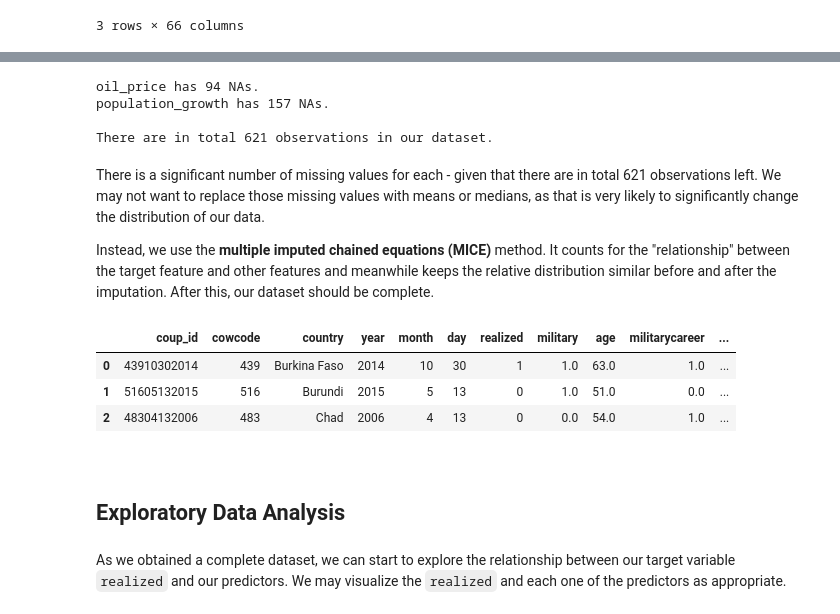
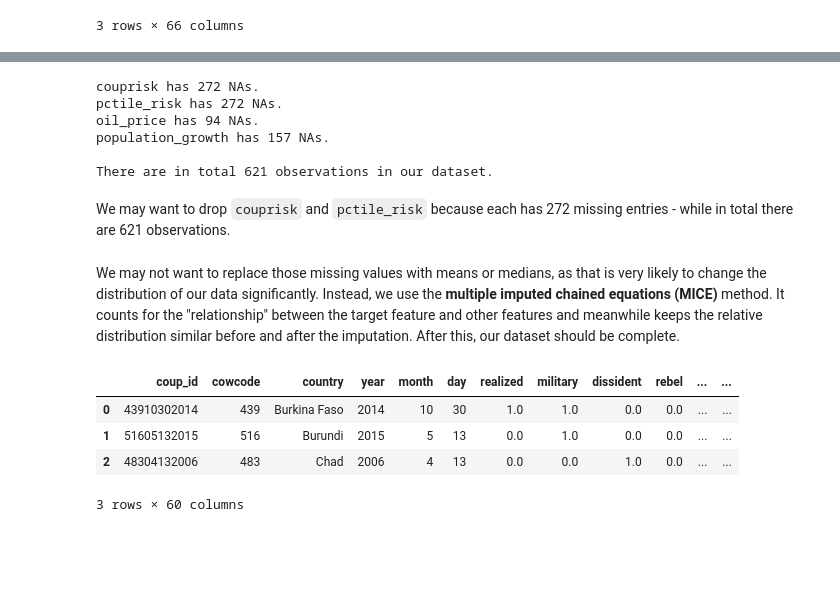
Before and after one commit to sjwan01/coup-results-prediction, a Jupyter notebook: Coup Results Prediction with Classification Models.ipynb, the cells around one changed output, grey strips where cells are left out. Drawn from its saved outputs; the diff is of its cells as text; code cells hidden in the pictures; blank space fills up the shorter version.

```diff
--- a/Coup Results Prediction with Classification Models.ipynb
+++ b/Coup Results Prediction with Classification Models.ipynb
@@ -211,0 +238,11 @@ There are in total 762 observations of coup events.
+# %%
+one_hot_encoder = OneHotEncoder()
+categorical_vars = ['government']
+
+encoder_vars_array = one_hot_encoder.fit_transform(unique_df[categorical_vars])
+encoder_feature_names = one_hot_encoder.get_feature_names_out(categorical_vars)
+
+encoder_vars_df = pd.DataFrame(encoder_vars_array.toarray(), columns=encoder_feature_names)
+unique_df = pd.concat([unique_df.reset_index(drop=True), encoder_vars_df.reset_index(drop=True)], axis=1)
+unique_df = unique_df.drop(['government','leader'], axis=1)
+unique_df.head()
@@ -211,0 +264,11 @@ There are in total 762 observations of coup events.
+# %%
+_,axss = plt.subplots(6,7, figsize=[40,25])
+for i in range(6):
+    for j in range(7):
+        idx = i*7+j+7
+        if idx > 48:
+            break
+        if len(set(unique_df.iloc[:,idx].dropna())) == 2:
+            sns.countplot(x='realized',hue=unique_df.columns[idx],data=unique_df,ax=axss[i][j])
+        else:
+            sns.violinplot(x='realized',y=unique_df.columns[idx],data=unique_df,ax=axss[i][j])
@@ -309,32 +387,38 @@ Once we removed these observations, we know that the rest of the missing entries
 # %%
-filtered_df = add_df[list(num < 10 for num in num_na_row)].reset_index(drop=True)
-filtered_df = filtered_df.drop("leader",axis=1)
-print("oil_price has {num} NAs.".format(num=filtered_df["oil_price"].isnull().sum()))
-print("population_growth has {num} NAs.\n".format(num=filtered_df["population_growth"].isnull().sum()))
-print("There are in total {num} observations in our dataset.".format(num=len(filtered_df)))
+filtered_df = add_df[list(num < 30 for num in num_na_row)].reset_index(drop=True)
+
+for feature in filtered_df.columns:
+    num = filtered_df[feature].isnull().sum()
+    if num != 0:
+        txt = "{name} has {num} NAs."
+        print(txt.format(name=feature, num=num))
+
+print("\nThere are in total {num} observations in our dataset.".format(num=len(filtered_df)))
 # %% [output]
+couprisk has 272 NAs.
+pctile_risk has 272 NAs.
 oil_price has 94 NAs.
 population_growth has 157 NAs.
 
 There are in total 621 observations in our dataset.
-# %% [markdown]
-There is a significant number of missing values for each - given that there are in total 621 observations left. We may not want to replace those missing values with means or medians, as that is very likely to significantly change the distribution of our data.
-
-Instead, we use the __multiple imputed chained equations (MICE)__ method. It counts for the "relationship" between the target feature and other features and meanwhile keeps the relative distribution similar before and after the imputation. After this, our dataset should be complete.
+# %% [markdown]
+We may want to drop `couprisk` and `pctile_risk` because each has 272 missing entries - while in total there are 621 observations.
+# %%
+filtered_df = filtered_df.drop(['couprisk','pctile_risk'], axis=1)
+# %% [markdown]
+We may not want to replace those missing values with means or medians, as that is very likely to change the distribution of our data significantly. Instead, we use the __multiple imputed chained equations (MICE)__ method. It counts for the "relationship" between the target feature and other features and meanwhile keeps the relative distribution similar before and after the imputation. After this, our dataset should be complete.
 # %%
 mice_imputer = IterativeImputer()
-sliced_dp = filtered_df.iloc[:,7:]
+sliced_dp = filtered_df.iloc[:,6:]
 array_imputed = mice_imputer.fit_transform(sliced_dp)
 df_imputed = pd.DataFrame(array_imputed)
 
 complete_df = filtered_df.copy()
-complete_df[complete_df.columns[7:]] = df_imputed
+complete_df[complete_df.columns[6:]] = df_imputed
 complete_df.head(3)
 # %% [output]
-|  | coup_id | cowcode | country | year | month | day | realized | military | age | militarycareer | ... |
-| 0 | 43910302014 | 439 | Burkina Faso | 2014 | 10 | 30 | 1 | 1.0 | 63.0 | 1.0 | ... |
-| 1 | 51605132015 | 516 | Burundi | 2015 | 5 | 13 | 0 | 1.0 | 51.0 | 0.0 | ... |
-| 2 | 48304132006 | 483 | Chad | 2006 | 4 | 13 | 0 | 0.0 | 54.0 | 1.0 | ... |
+|  | coup_id | cowcode | country | year | month | day | realized | military | dissident | rebel | ... | ... |
+| 0 | 43910302014 | 439 | Burkina Faso | 2014 | 10 | 30 | 1.0 | 1.0 | 0.0 | 0.0 | ... | ... |
+| 1 | 51605132015 | 516 | Burundi | 2015 | 5 | 13 | 0.0 | 1.0 | 0.0 | 0.0 | ... | ... |
+| 2 | 48304132006 | 483 | Chad | 2006 | 4 | 13 | 0.0 | 0.0 | 1.0 | 0.0 | ... | ... |
+3 rows × 60 columns
-# %% [markdown]
-<a id="9"></a> <br>
-## Exploratory Data Analysis
@@ -344,2 +424,0 @@ import seaborn as sns
-# %% [markdown]
-As we obtained a complete dataset, we can start to explore the relationship between our target variable `realized` and our predictors. We may visualize the `realized` and each one of the predictors as appropriate.
```
Also changed, not shown: parts of 93 cells of this notebook.
